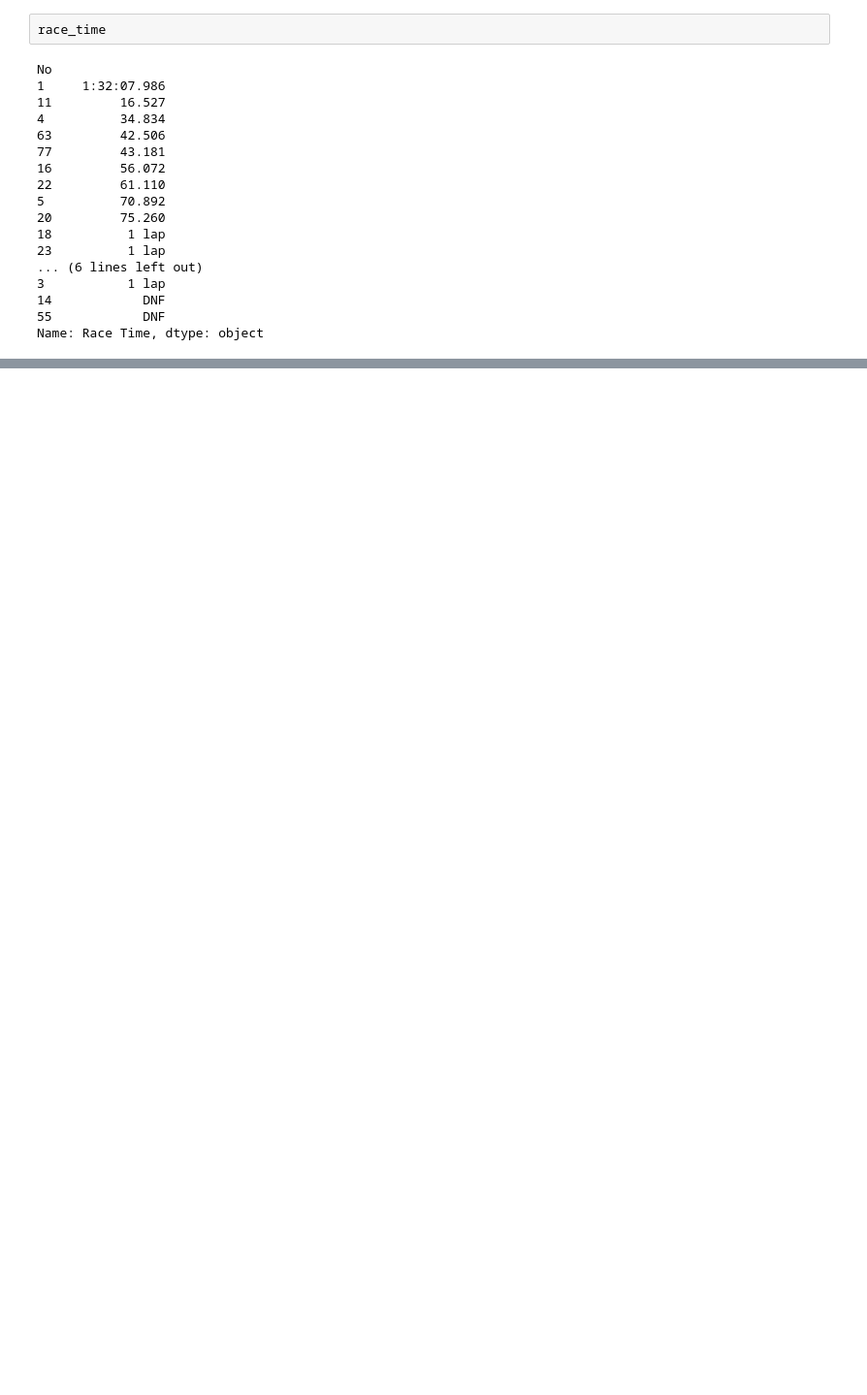
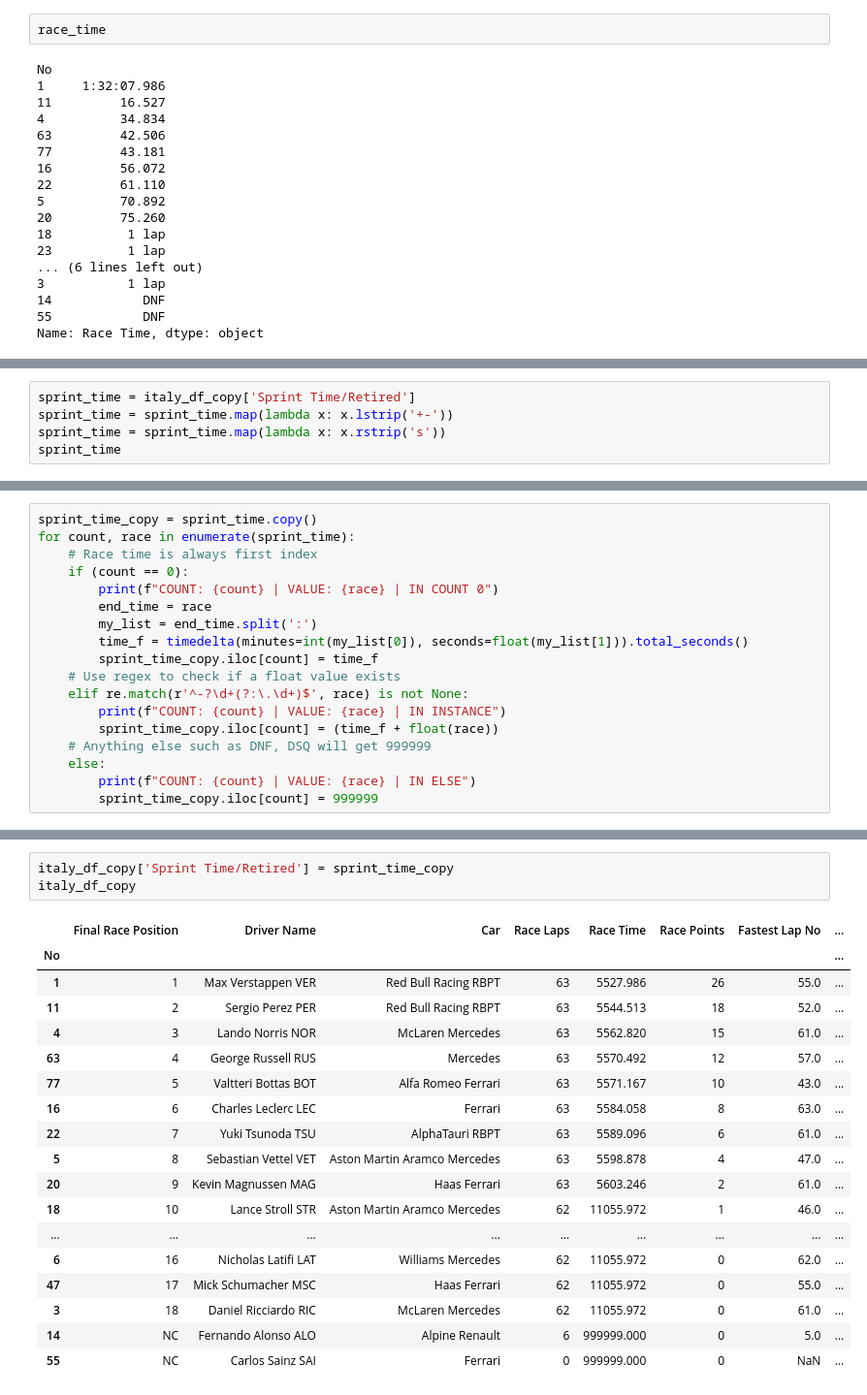
Before and after one commit to Spakicey/2022-Formula1-Analysis, a Jupyter notebook: F1-Cleaning.ipynb, the cells around one changed output, grey strips where cells are left out. Shown at 97% size. Saved outputs shown, nothing was run; the diff lists cells and outputs as text; blank space fills up the shorter version.

```diff
--- a/F1-Cleaning.ipynb
+++ b/F1-Cleaning.ipynb
@@ -525,0 +584,5 @@ Name: Race Time, dtype: object
+# %%
+sprint_time = italy_df_copy['Sprint Time/Retired']
+sprint_time = sprint_time.map(lambda x: x.lstrip('+-'))
+sprint_time = sprint_time.map(lambda x: x.rstrip('s'))
+sprint_time
@@ -525,0 +607,18 @@ Name: Race Time, dtype: object
+# %%
+sprint_time_copy = sprint_time.copy()
+for count, race in enumerate(sprint_time):
+    # Race time is always first index
+    if (count == 0):
+        print(f"COUNT: {count} | VALUE: {race} | IN COUNT 0")
+        end_time = race
+        my_list = end_time.split(':')
+        time_f = timedelta(minutes=int(my_list[0]), seconds=float(my_list[1])).total_seconds()
+        sprint_time_copy.iloc[count] = time_f
+    # Use regex to check if a float value exists
+    elif re.match(r'^-?\d+(?:\.\d+)$', race) is not None:
+        print(f"COUNT: {count} | VALUE: {race} | IN INSTANCE")
+        sprint_time_copy.iloc[count] = (time_f + float(race))
+    # Anything else such as DNF, DSQ will get 999999
+    else:
+        print(f"COUNT: {count} | VALUE: {race} | IN ELSE")
+        sprint_time_copy.iloc[count] = 999999
@@ -525,0 +666,22 @@ Name: Race Time, dtype: object
+# %%
+italy_df_copy['Sprint Time/Retired'] = sprint_time_copy
+italy_df_copy
+# %% [output]
+|  | Final Race Position | Driver Name | Car | Race Laps | Race Time | Race Points | Fastest Lap No | ... |
+| No |  |  |  |  |  |  |  | ... |
+| 1 | 1 | Max Verstappen VER | Red Bull Racing RBPT | 63 | 5527.986 | 26 | 55.0 | ... |
+| 11 | 2 | Sergio Perez PER | Red Bull Racing RBPT | 63 | 5544.513 | 18 | 52.0 | ... |
+| 4 | 3 | Lando Norris NOR | McLaren Mercedes | 63 | 5562.820 | 15 | 61.0 | ... |
+| 63 | 4 | George Russell RUS | Mercedes | 63 | 5570.492 | 12 | 57.0 | ... |
+| 77 | 5 | Valtteri Bottas BOT | Alfa Romeo Ferrari | 63 | 5571.167 | 10 | 43.0 | ... |
+| 16 | 6 | Charles Leclerc LEC | Ferrari | 63 | 5584.058 | 8 | 63.0 | ... |
+| 22 | 7 | Yuki Tsunoda TSU | AlphaTauri RBPT | 63 | 5589.096 | 6 | 61.0 | ... |
+| 5 | 8 | Sebastian Vettel VET | Aston Martin Aramco Mercedes | 63 | 5598.878 | 4 | 47.0 | ... |
+| 20 | 9 | Kevin Magnussen MAG | Haas Ferrari | 63 | 5603.246 | 2 | 61.0 | ... |
+| 18 | 10 | Lance Stroll STR | Aston Martin Aramco Mercedes | 62 | 11055.972 | 1 | 46.0 | ... |
+| ... | ... | ... | ... | ... | ... | ... | ... | ... |
+| 6 | 16 | Nicholas Latifi LAT | Williams Mercedes | 62 | 11055.972 | 0 | 62.0 | ... |
+| 47 | 17 | Mick Schumacher MSC | Haas Ferrari | 62 | 11055.972 | 0 | 55.0 | ... |
+| 3 | 18 | Daniel Ricciardo RIC | McLaren Mercedes | 62 | 11055.972 | 0 | 61.0 | ... |
+| 14 | NC | Fernando Alonso ALO | Alpine Renault | 6 | 999999.000 | 0 | 5.0 | ... |
+| 55 | NC | Carlos Sainz SAI | Ferrari | 0 | 999999.000 | 0 | NaN | ... |
```
Also changed, not shown: parts of 28 cells of this notebook.
